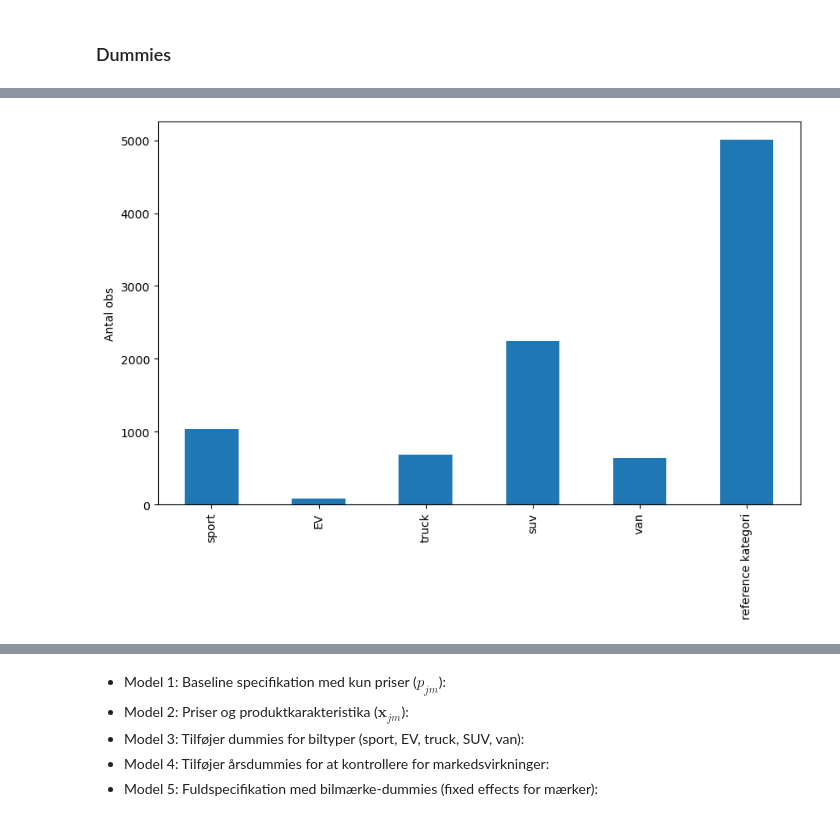
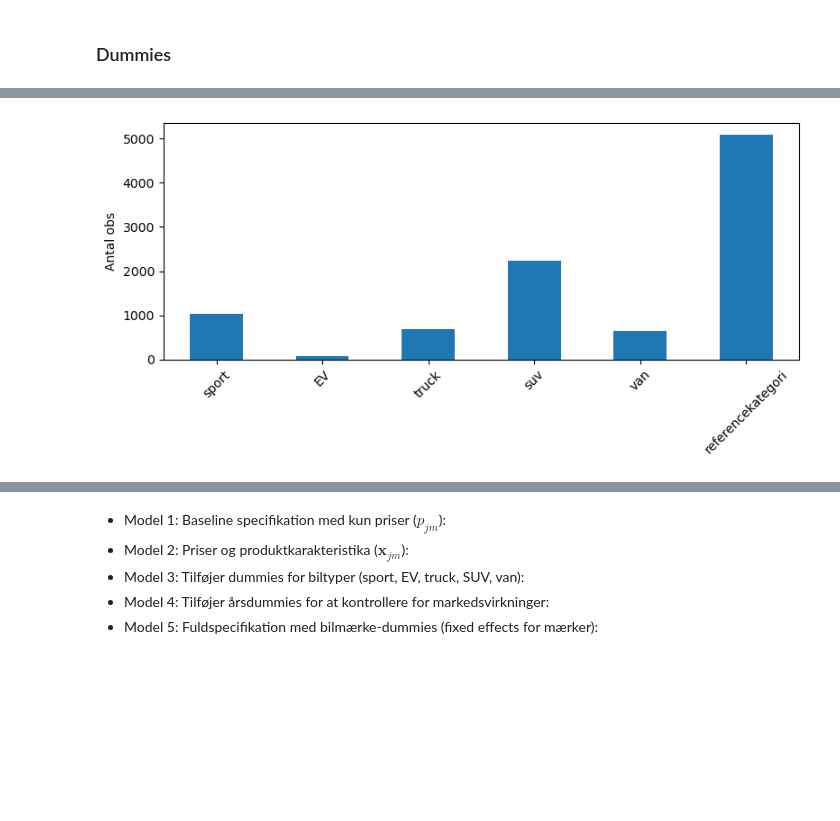
Before and after one commit to bschjerning/EconometricsA, a Jupyter notebook: 1_lectures/08_cars/08_cars_example.ipynb, the cells around one changed output, grey strips where cells are left out. Cells and saved outputs as stored; diff of their text form; code cells hidden in the pictures; blank space fills up the shorter version.

```diff
--- a/1_lectures/08_cars/08_cars_example.ipynb
+++ b/1_lectures/08_cars/08_cars_example.ipynb
@@ -137,11 +159,11 @@ $$
 # Beregn markedsandele Smj baseret på antagelsen om,
 # - at hver husholdning har 2 biler
 # - og køber en ny bil hvert 2.5 år
-df["Smj"] = df.apply(lambda x: x["sales"] / (x["number_households"] / 2.5), axis=1)
+df["Smj"] = 2.5 * df["sales"] / df["number_households"]
 
 # Beregn andelen af husholdninger uden ny bil, baseret på de beregnede Smj værdier
-Sm0 = 1 - df.groupby("year")["Smj"].sum()
+df["Sm0"] = 1 - df.groupby("year")["Smj"].transform("sum")
 
 # Forskellen i log-markedsandel mellem en given bil og andelen uden ny bil
-df["dlogS"] = df.apply(lambda x: np.log(x["Smj"]) - np.log(Sm0[x["year"]]), axis=1)
+df["dlogS"] = np.log(df["Smj"] / df["Sm0"])
 # %% [markdown]
@@ -216,18 +226,15 @@ Length: 61, dtype: int64
-# %%
-import matplotlib.pyplot as plt
-
-# Beregn summen af dummyvariablerne og tilføj reference kategorien (sum må ikke være 0)
-sums = X[D_type].sum(axis=0) # e.g. type, make, year
-sums["reference kategori"]=X["const"].sum()-sums.sum()
-
-# Lav en søjlediagram for summen
-sums.plot(kind='bar', figsize=(10, 6))
-
-# Tilføj labels og titel
-plt.ylabel('Antal obs')
-plt.xticks(rotation=90)  # Drej x-axis labels for bedre læsbarhed
-
-# Vis diagrammet
-plt.show()
-# %% [output]
-[figure, removed]
+# %%
+# Vis antal observationer i hver biltype og i referencegruppen
+import matplotlib.pyplot as plt
+
+# Nogle biler tilhører flere af de fem kategorier; referencegruppen har alle dummies lig nul
+sums = X[D_type].sum()
+sums["referencekategori"] = X[D_type].eq(0).all(axis=1).sum()
+
+sums.plot(kind='bar', figsize=(8, 4))
+plt.ylabel('Antal obs')
+plt.xticks(rotation=45)
+plt.tight_layout()
+plt.show()
+# %% [output]
+[figure, added]
```
Also changed, not shown: parts of 65 cells of this notebook, 1 other file.
